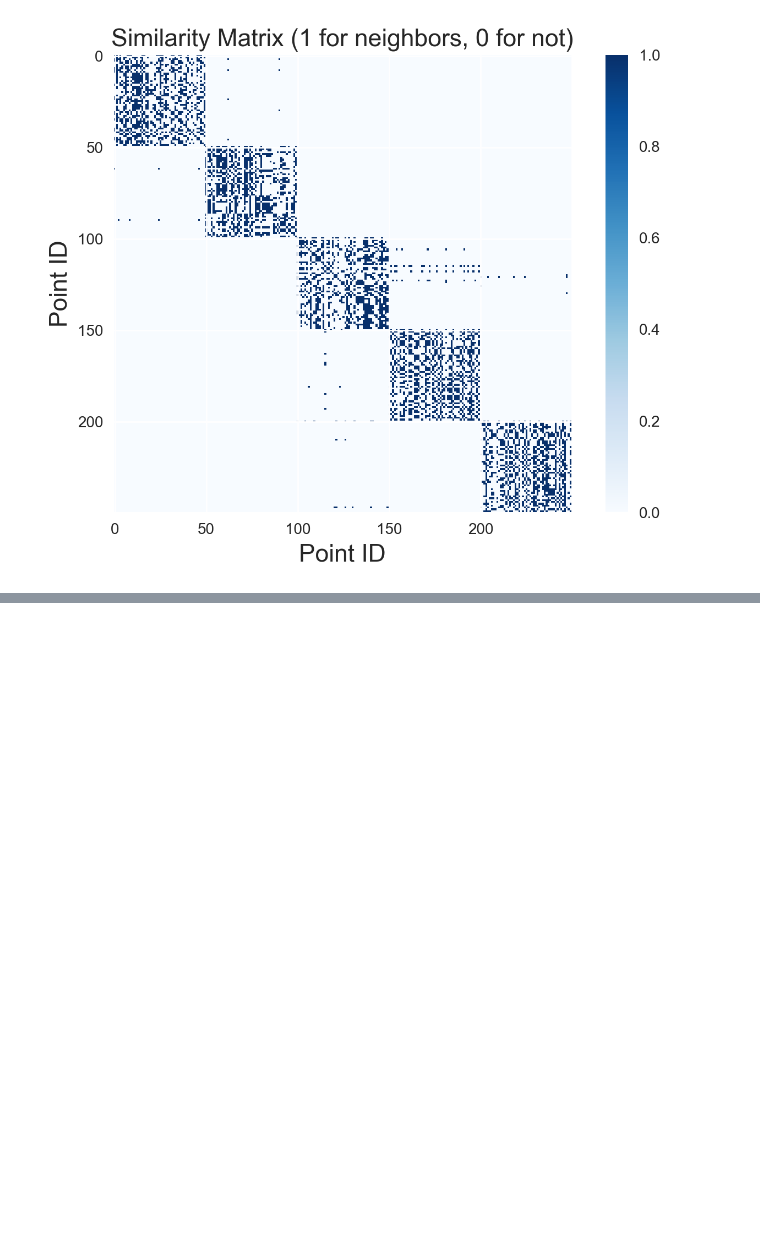
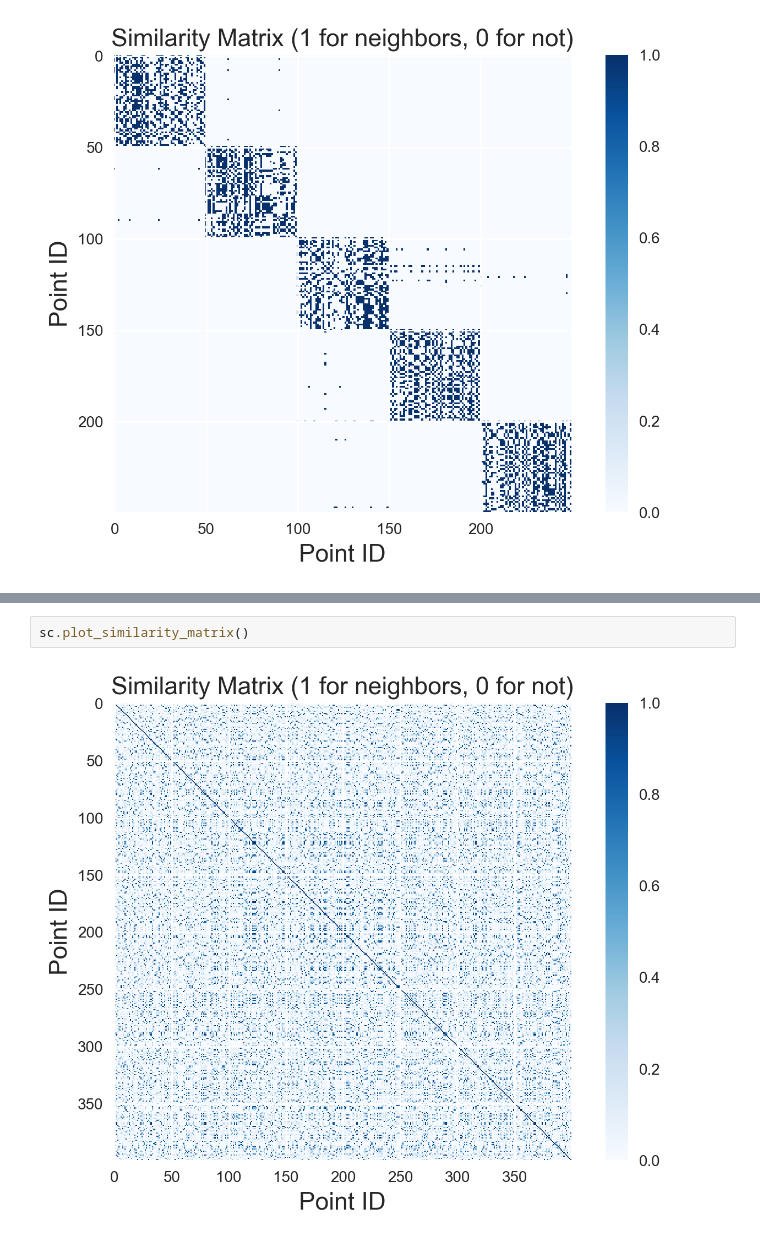
Before and after one commit to ZWMiller/machine_learning_from_scratch, a Jupyter notebook: notebooks/clustering/spectral_clustering.ipynb, the cells around one changed output, grey strips where cells are left out. Drawn from its saved outputs; the diff is of its cells as text; blank space fills up the shorter version.

```diff
--- a/notebooks/clustering/spectral_clustering.ipynb
+++ b/notebooks/clustering/spectral_clustering.ipynb
@@ -167,0 +217,4 @@ sc.plot_similarity_matrix()
+# %%
+sc.plot_similarity_matrix()
+# %% [output]
+[figure, added]
```
Also changed, not shown: parts of 9 cells of this notebook.
